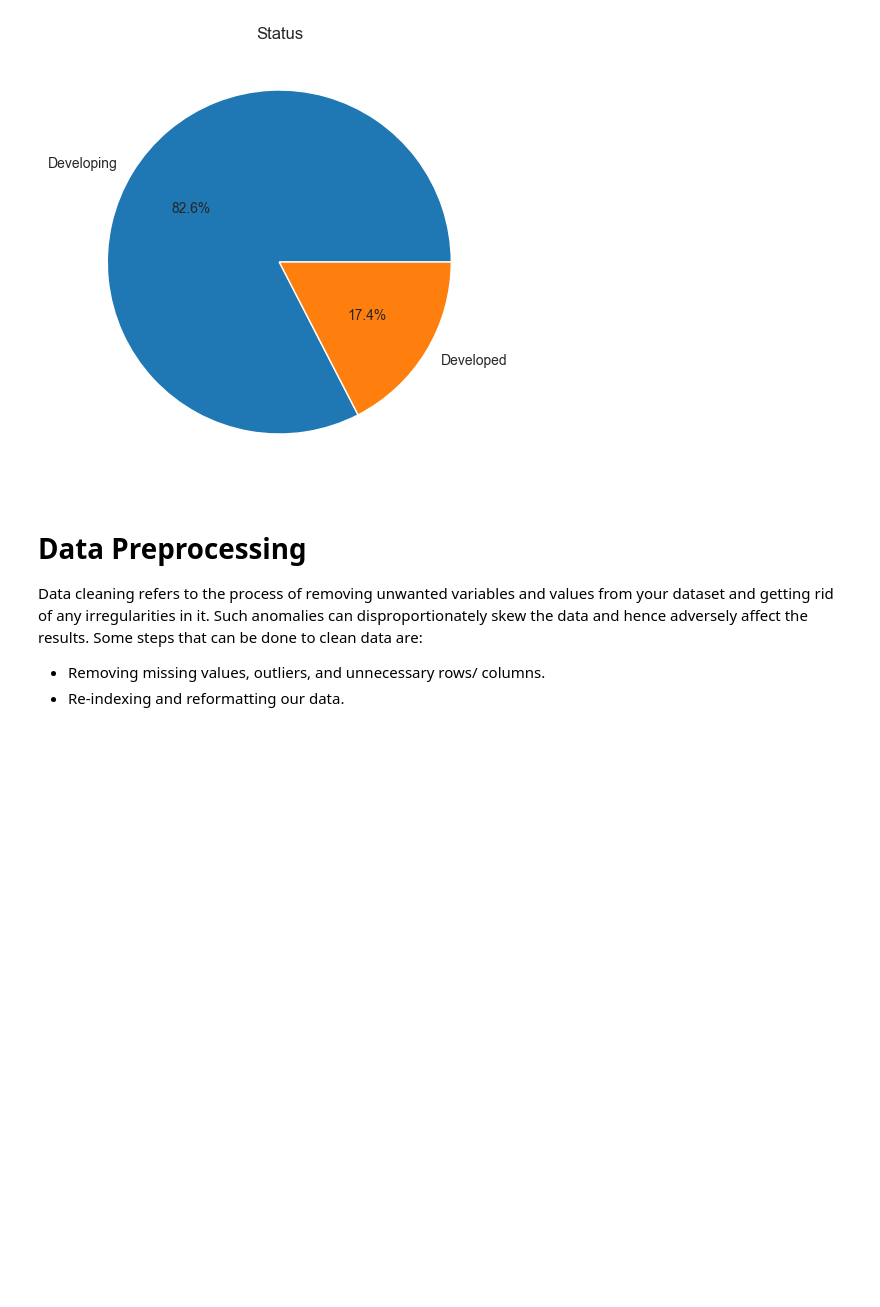
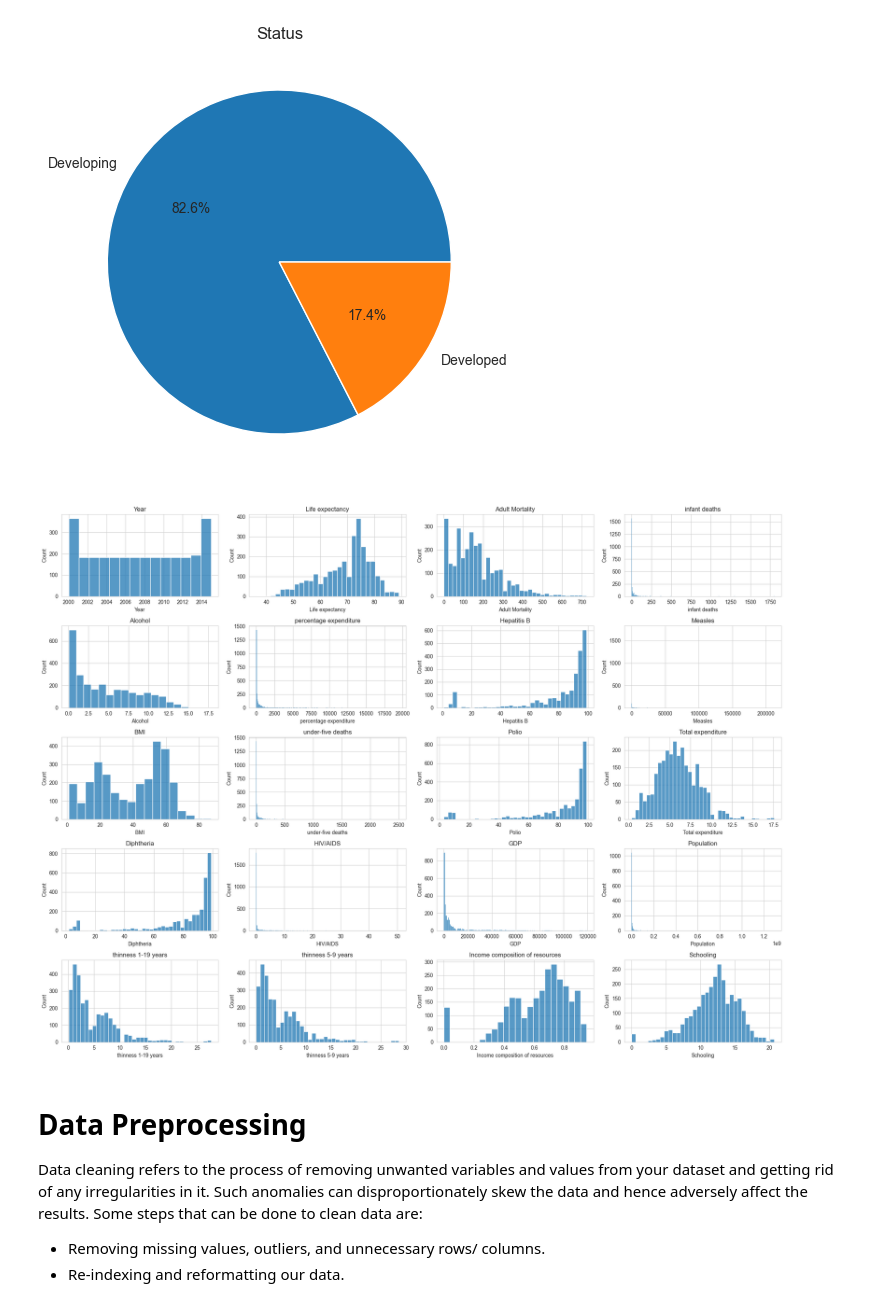
Before and after one commit to ov3ipo/SM_Project, a Jupyter notebook: project.ipynb, the cells around one changed output. Cells and saved outputs as stored; diff of their text form; code cells hidden in the pictures; blank space fills up the shorter version.

```diff
--- a/project.ipynb
+++ b/project.ipynb
@@ -100,6 +100,21 @@ plt.tight_layout()
 plt.show()
 # %% [output]
 [figure]
+# %%
+import seaborn as sns
+import matplotlib.pyplot as plt
+
+# Set up the matplotlib figure
+plt.figure(figsize=(20, 15))
+for i, col in enumerate(df_numerical.columns):
+    plt.subplot(5, 4, i + 1)  # Adjust the number of rows and columns for subplot
+    sns.histplot(df_numerical[col], kde=False)
+    plt.title(col)
+    plt.tight_layout()
+
+plt.show()
+# %% [output]
+[figure, added]
 # %% [markdown]
 # **Data Preprocessing**
 Data cleaning refers to the process of removing unwanted variables and values from your dataset and getting rid of any irregularities in it. Such anomalies can disproportionately skew the data and hence adversely affect the results. Some steps that can be done to clean data are:
```
Also changed, not shown: parts of 2 cells of this notebook.
